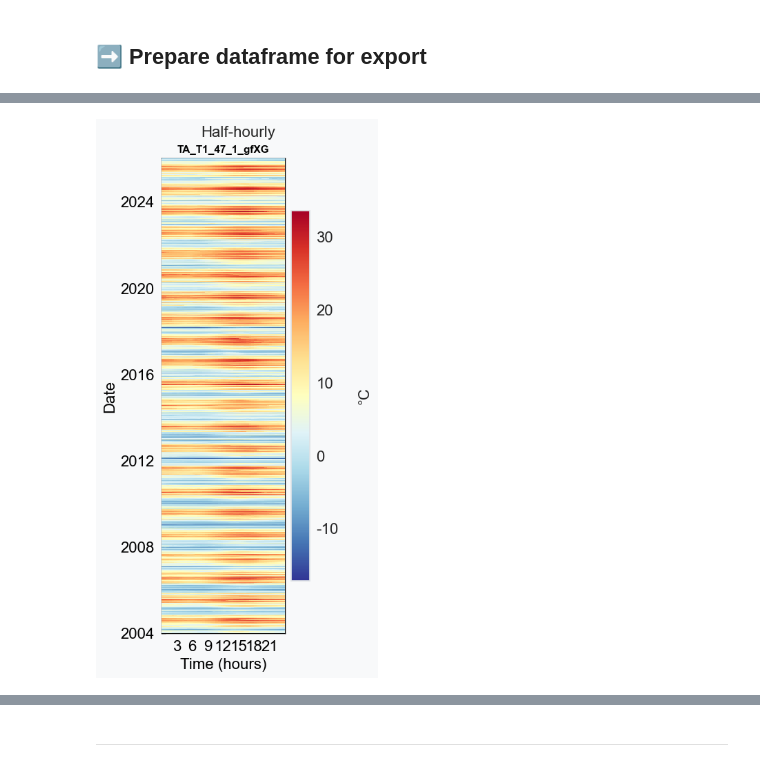
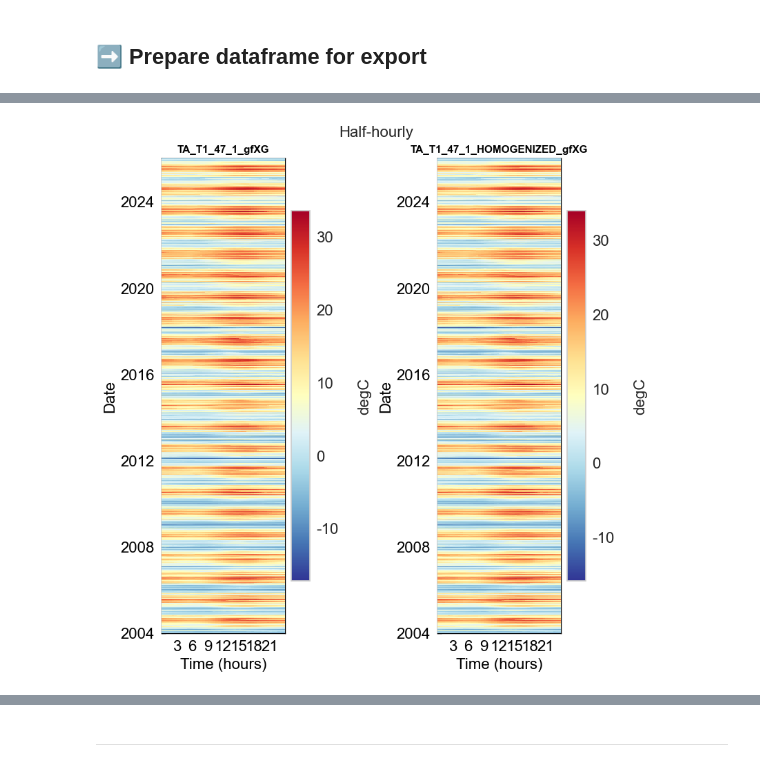
Before and after one commit to holukas/dataset_ch-lae_flux_product, a Jupyter notebook: workflow/10_METEO/30_PRODUCTS/02_METEO_TA_2004-2025.ipynb, the cells around one changed output, grey strips where cells are left out. Cells and saved outputs as stored; diff of their text form; code cells hidden in the pictures.

```diff
--- a/workflow/10_METEO/30_PRODUCTS/02_METEO_TA_2004-2025.ipynb
+++ b/workflow/10_METEO/30_PRODUCTS/02_METEO_TA_2004-2025.ipynb
@@ -1061,0 +1844,4 @@ ta_late[[TARGET, gapfilled_eth_late.name]].describe()
+# %%
+for _key, _r in results.items():
+    print(f"{_key}: {_r['label']}")
+    display(_r['model'].results.feature_importances)
@@ -1066,13 +1925,13 @@ ta_late[[TARGET, gapfilled_eth_late.name]].describe()
 # %%
 VALCOL = "TA_T1_47_1_gfXG"
 FLAGCOL = "FLAG_TA_T1_47_1_ISFILLED"
+HOMOGCOL = "TA_T1_47_1_HOMOGENIZED_gfXG"
+SOURCECOL = "FLAG_TA_T1_47_1_SOURCE"
 
-# Values and flags come from the same gap-filling run per period, so they are paired
-# before the two periods are stacked.
-export_df = pd.concat([
-    pd.concat([ta_early[VALCOL], flag_eth_early], axis=1),
-    pd.concat([ta_late[VALCOL], flag_eth_late], axis=1),
-], axis=0)
+# Values and flags come from the same fit per period, so they are paired before the periods are
+# stacked. The periods were asserted above to tile the record exactly once.
+export_df = pd.concat([pd.concat([_r['gapfilled'], _r['flag']], axis=1)
+                       for _r in results.values()], axis=0)
 export_df
 # %% [output]
 |  | TA_T1_47_1_gfXG | FLAG_TA_T1_47_1_ISFILLED |
@@ -1092 +2008,15 @@ export_df
+# %%
+# The homogenised column: the pre-2016 era raised onto the level of the CS215 era by the offset
+# derived in the break section. The measured column is not touched beyond the NABEL reconstruction
+# above - a rescaling that overwrote it would leave no way to recover what the sensor reported.
+#
+# The offset is added to modelled records as well as to measured ones. That is valid because no
+# model spans the sensor change, so every filled record before the break sits on the MP101A era's
+# level - and because the records reconstructed from NABEL were fitted on that era's own
+# measurements. The audit below measures both, per year and per fill method.
+export_df[HOMOGCOL] = export_df[VALCOL] + np.where(export_df.index < BREAK, OFFSET, 0.0)
+export_df[SOURCECOL] = source_flag.reindex(export_df.index).astype(int)
+
+export_df = export_df[[VALCOL, FLAGCOL, HOMOGCOL, SOURCECOL]]
+export_df
 # %% [markdown]
@@ -1141,8 +2127,9 @@ Measured: 95.68%  |  Filled: 4.32%
 # %%
-fig, axs = plt.subplots(ncols=1, figsize=(4, 8), dpi=100, layout="constrained")
-fig.suptitle(f'Half-hourly', fontsize=16)
-dv.plotting.HeatmapDateTime(series=export_df[VALCOL]).plot(
-    ax=axs, cb_digits_after_comma=0, zlabel='°C',
-    format_style=dv.plotting.FormatStyle(title=VALCOL, title_fontsize=11))
+fig, axs = plt.subplots(ncols=2, figsize=(8, 8), dpi=100, layout="constrained")
+fig.suptitle('Half-hourly', fontsize=16)
+for _ax, _col in zip(axs, [VALCOL, HOMOGCOL]):
+    dv.plotting.HeatmapDateTime(series=export_df[_col]).plot(
+        ax=_ax, cb_digits_after_comma=0, zlabel='degC',
+        format_style=dv.plotting.FormatStyle(title=_col, title_fontsize=11))
 # %% [output]
-[figure, old version]
+[figure, new version]
```
Also changed, not shown: parts of 84 cells of this notebook.
